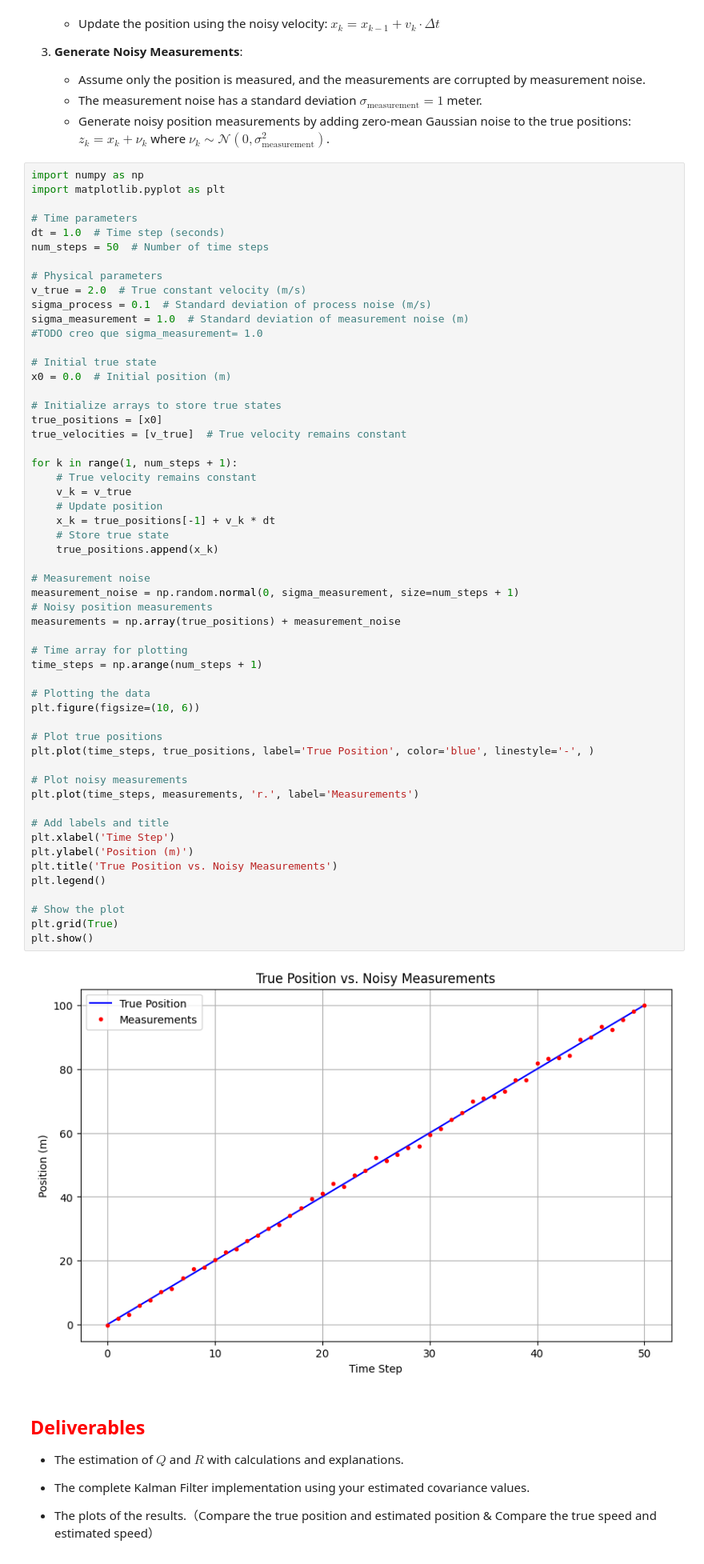
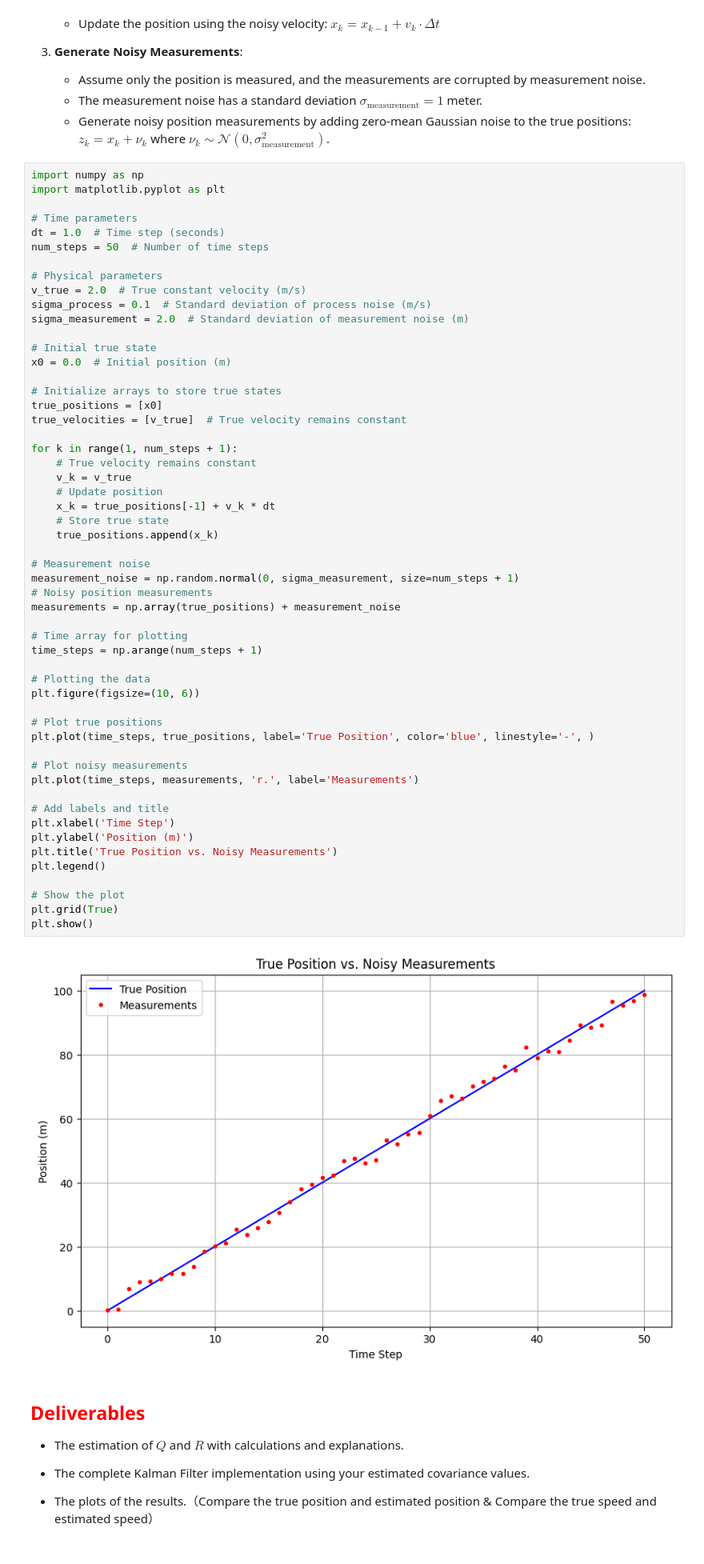
Before and after one commit to maritzabmm/Lab4, a Jupyter notebook: Lab4_Kalman_filter_group21.ipynb, the cells around one changed output. Shown at 80% size. Saved outputs shown, nothing was run; the diff lists cells and outputs as text.

Commit message:
fix: initial values, sigma measurement values and comments added

```diff
--- a/Lab4_Kalman_filter_group21.ipynb
+++ b/Lab4_Kalman_filter_group21.ipynb
@@ -573,8 +572,7 @@ num_steps = 50  # Number of time steps
 # Physical parameters
 v_true = 2.0  # True constant velocity (m/s)
 sigma_process = 0.1  # Standard deviation of process noise (m/s)
-sigma_measurement = 1.0  # Standard deviation of measurement noise (m)
-#TODO creo que sigma_measurement= 1.0
+sigma_measurement = 2.0  # Standard deviation of measurement noise (m)
 
 # Initial true state
 x0 = 0.0  # Initial position (m)
@@ -591,34 +589,34 @@ for k in range(1, num_steps + 1):
     # Store true state
     true_positions.append(x_k)
 
 # Measurement noise
 measurement_noise = np.random.normal(0, sigma_measurement, size=num_steps + 1)
 # Noisy position measurements
 measurements = np.array(true_positions) + measurement_noise
 
 # Time array for plotting
 time_steps = np.arange(num_steps + 1)
 
 # Plotting the data
 plt.figure(figsize=(10, 6))
 
 # Plot true positions
 plt.plot(time_steps, true_positions, label='True Position', color='blue', linestyle='-', )
 
 # Plot noisy measurements
 plt.plot(time_steps, measurements, 'r.', label='Measurements')
 
 # Add labels and title
 plt.xlabel('Time Step')
 plt.ylabel('Position (m)')
 plt.title('True Position vs. Noisy Measurements')
 plt.legend()
 
 # Show the plot
 plt.grid(True)
 plt.show()
 # %% [output]
-[figure, old version]
+[figure, new version]
 # %% [markdown]
    ## **<font color='red'> Deliverables </font>**
 
```
Also changed, not shown: parts of 8 cells of this notebook.
